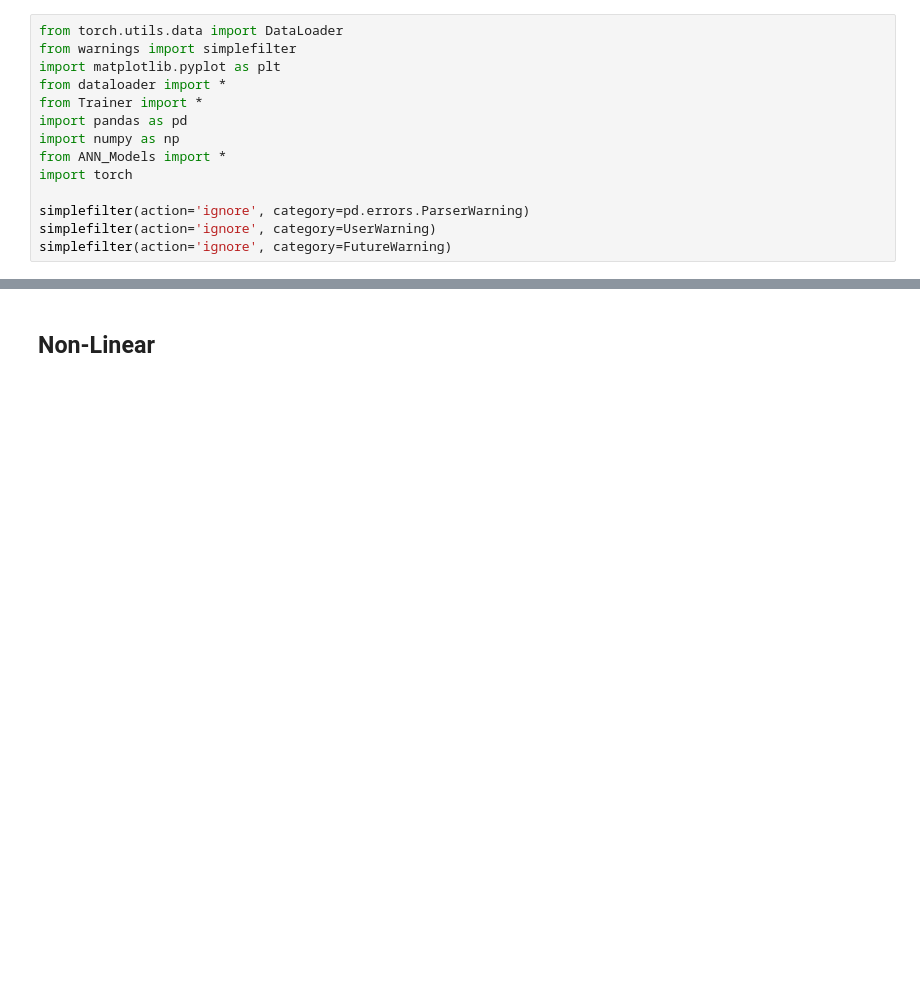
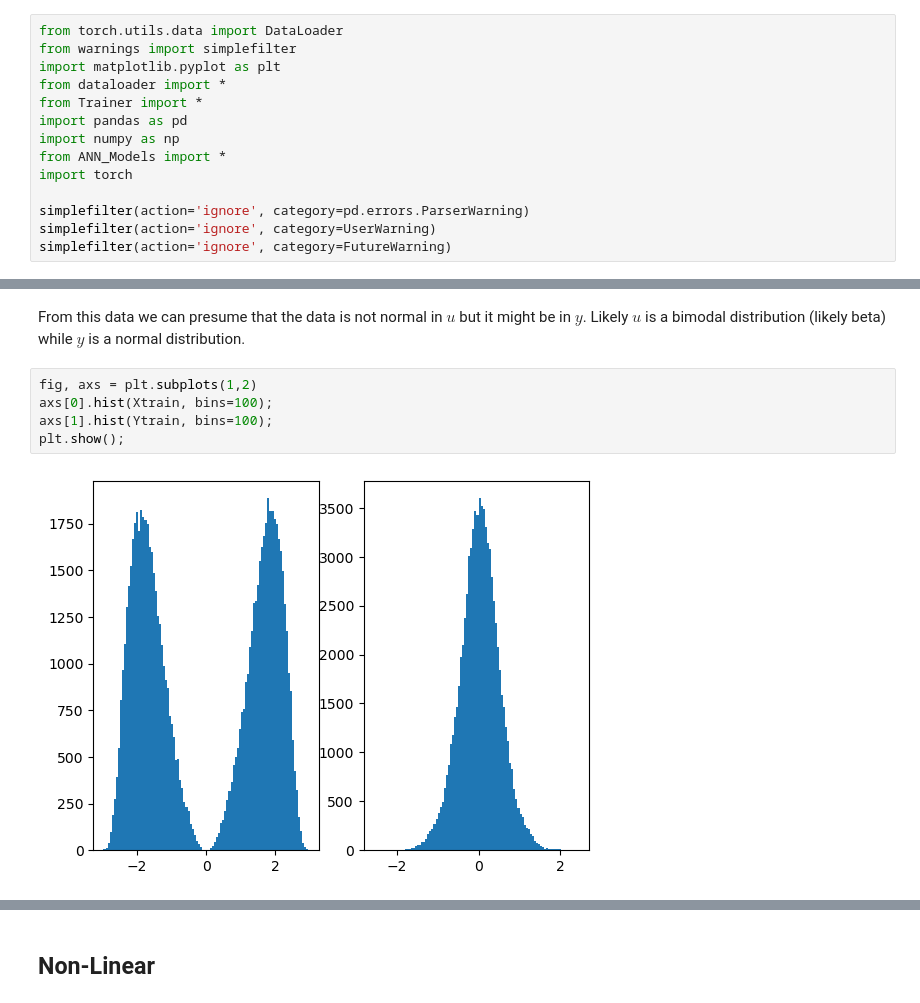
Before and after one commit to GerbenBeintema/gym-unbalanced-disk, a Jupyter notebook: test.ipynb, the cells around one changed output, grey strips where cells are left out. Cells and saved outputs as stored; diff of their text form; blank space fills up the shorter version.

```diff
--- a/test.ipynb
+++ b/test.ipynb
@@ -16,0 +29,10 @@ simplefilter(action='ignore', category=FutureWarning)
+# %% [markdown]
+From this data we can presume that the data is not normal in $u$ but it might be in $y$.
+Likely $u$ is a bimodal distribution (likely beta) while $y$ is a normal distribution.
+# %%
+fig, axs = plt.subplots(1,2)
+axs[0].hist(Xtrain, bins=100);
+axs[1].hist(Ytrain, bins=100);
+plt.show();
+# %% [output]
+[figure, added]
```
Also changed, not shown: parts of 14 cells of this notebook, 3 other files.
